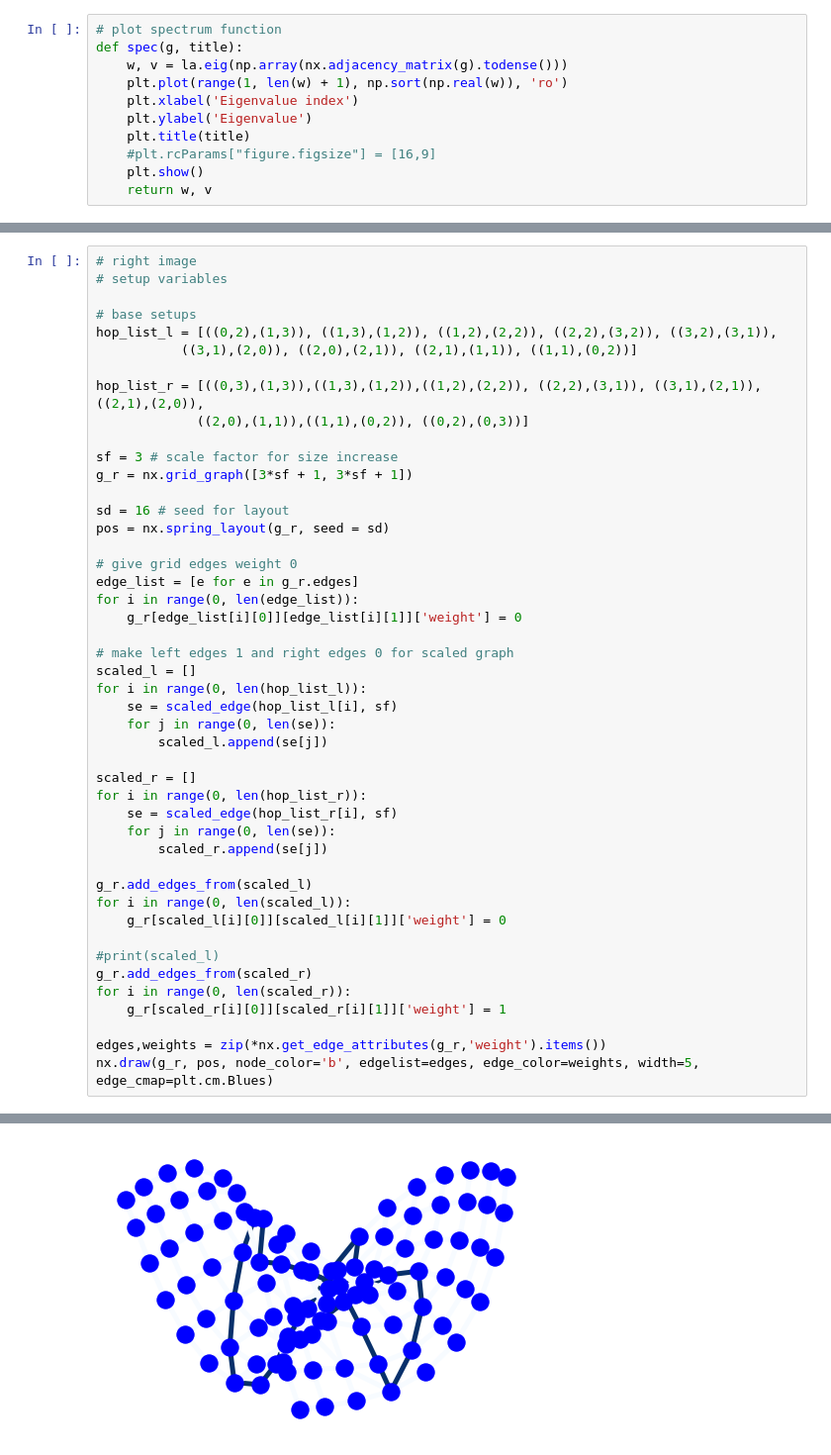
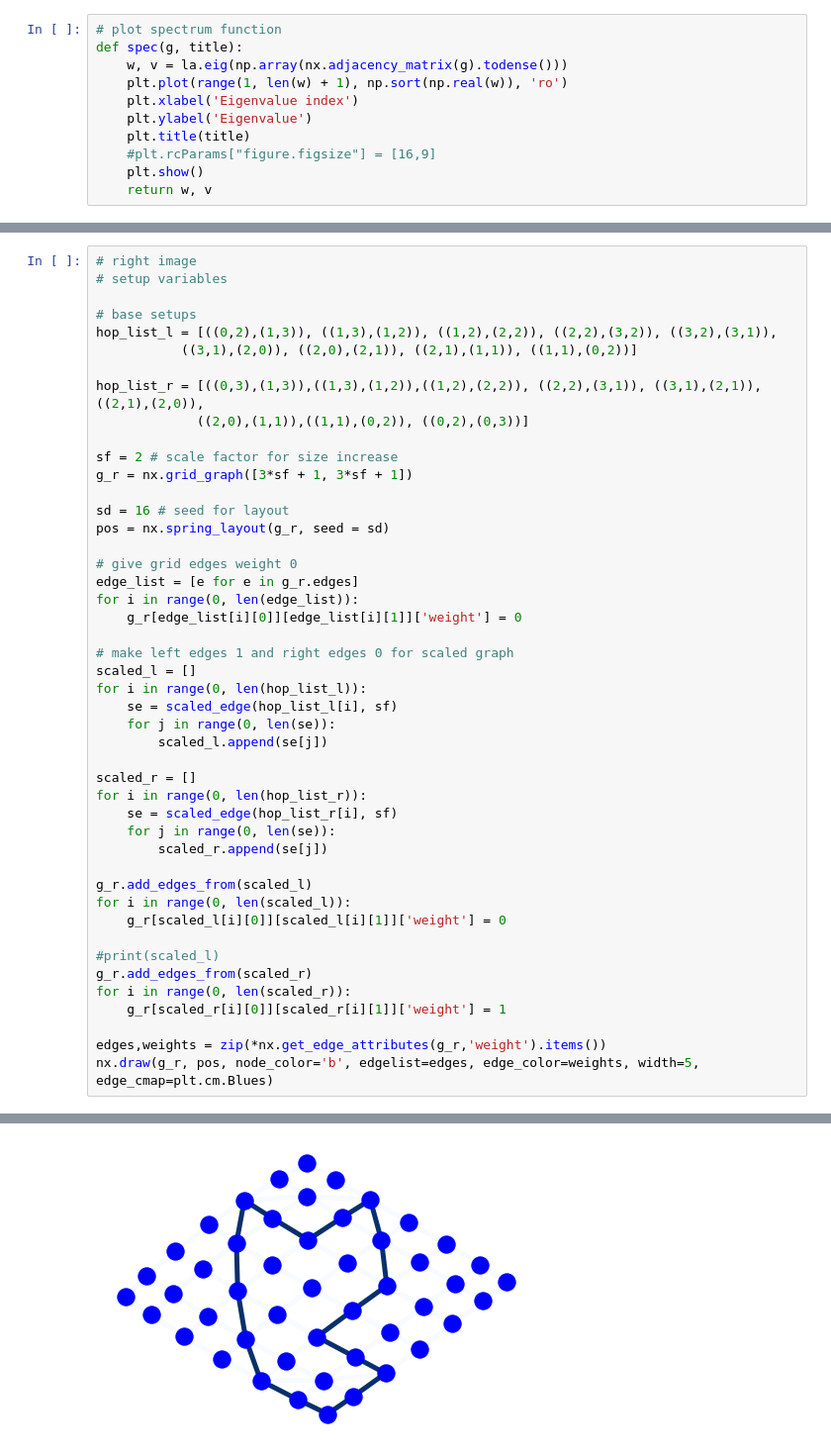
Before and after one commit to ShabaniLab/CircuitQEDLattices, a Jupyter notebook: LargerTransition.ipynb, the cells around one changed output, grey strips where cells are left out. Shown: that part at 99% size. Drawn from its saved outputs; the diff is of its cells as text.

```diff
--- a/LargerTransition.ipynb
+++ b/LargerTransition.ipynb
@@ -144,7 +144,7 @@ hop_list_l = [((0,2),(1,3)), ((1,3),(1,2)), ((1,2),(2,2)), ((2,2),(3,2)), ((3,2)
 hop_list_r = [((0,3),(1,3)),((1,3),(1,2)),((1,2),(2,2)), ((2,2),(3,1)), ((3,1),(2,1)), ((2,1),(2,0)),
              ((2,0),(1,1)),((1,1),(0,2)), ((0,2),(0,3))]
 
-sf = 3 # scale factor for size increase
+sf = 2 # scale factor for size increase
 g_r = nx.grid_graph([3*sf + 1, 3*sf + 1])
 
 sd = 16 # seed for layout
@@ -159,32 +159,32 @@ for i in range(0, len(edge_list)):
 scaled_l = []
 for i in range(0, len(hop_list_l)):
     se = scaled_edge(hop_list_l[i], sf)
     for j in range(0, len(se)):
         scaled_l.append(se[j])
 
 scaled_r = []
 for i in range(0, len(hop_list_r)):
     se = scaled_edge(hop_list_r[i], sf)
     for j in range(0, len(se)):
         scaled_r.append(se[j])
 
 g_r.add_edges_from(scaled_l)
 for i in range(0, len(scaled_l)):
     g_r[scaled_l[i][0]][scaled_l[i][1]]['weight'] = 0
 
 #print(scaled_l)
 g_r.add_edges_from(scaled_r)
 for i in range(0, len(scaled_r)):
     g_r[scaled_r[i][0]][scaled_r[i][1]]['weight'] = 1
 
 edges,weights = zip(*nx.get_edge_attributes(g_r,'weight').items())
 nx.draw(g_r, pos, node_color='b', edgelist=edges, edge_color=weights, width=5, edge_cmap=plt.cm.Blues)
 # %% [output]
 The iterable function was deprecated in Matplotlib 3.1 and will be removed in 3.3. Use np.iterable instead.
   if not cb.iterable(width):
 The iterable function was deprecated in Matplotlib 3.1 and will be removed in 3.3. Use np.iterable instead.
   and cb.iterable(edge_color) \
 The iterable function was deprecated in Matplotlib 3.1 and will be removed in 3.3. Use np.iterable instead.
   for c in edge_color]):
-[figure, old version]
+[figure, new version]
 # %%
```
Also changed, not shown: parts of 7 cells of this notebook.
